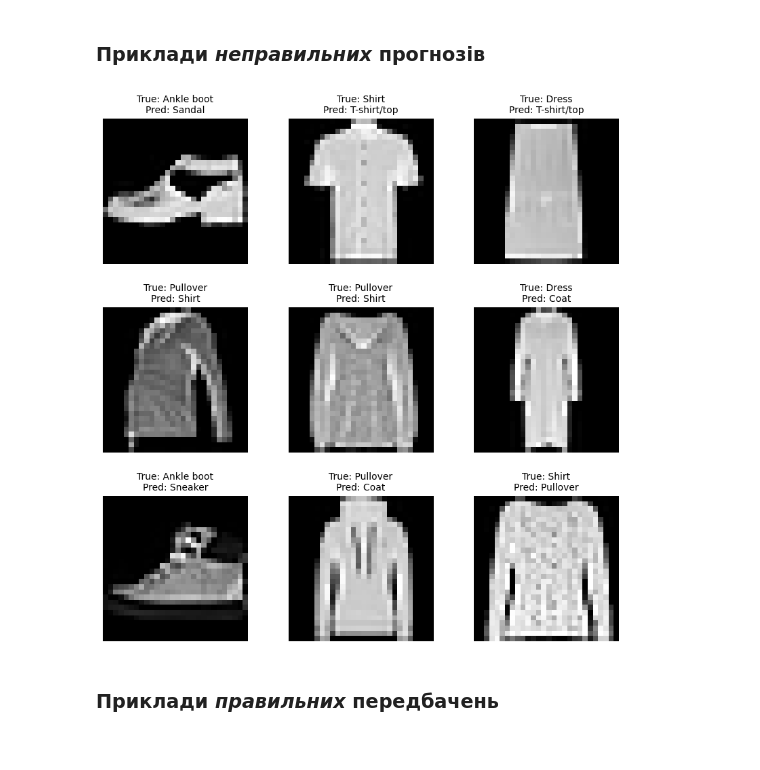
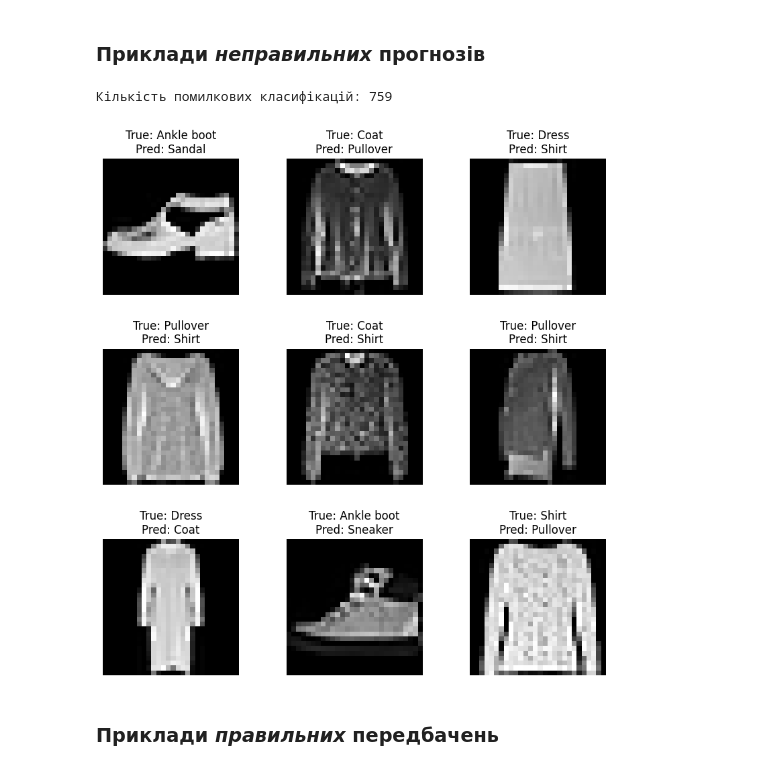
Before and after one commit to YoloNik/goit-ds-hw-12, a Jupyter notebook: HW12.ipynb, the cells around one changed output. Cells and saved outputs as stored; diff of their text form; code cells hidden in the pictures.

```diff
--- a/HW12.ipynb
+++ b/HW12.ipynb
@@ -45,13 +45,19 @@ x_test: (10000, 28, 28, 1)
 # %% [markdown]
 ### Побудова data pipeline
 # %%
-batch_size = 128
+x_val, y_val = x_train[-10000:], y_train[-10000:]
+x_train2, y_train2 = x_train[:-10000], y_train[:-10000]
+train_ds = tf.data.Dataset.from_tensor_slices(
+    (x_train2, y_train2)
+).shuffle(10000).batch(batch_size).prefetch(tf.data.AUTOTUNE)
 
-train_ds = tf.data.Dataset.from_tensor_slices((x_train, y_train))
-train_ds = train_ds.shuffle(20000).batch(batch_size).prefetch(tf.data.AUTOTUNE)
+val_ds = tf.data.Dataset.from_tensor_slices(
+    (x_val, y_val)
+).batch(batch_size).prefetch(tf.data.AUTOTUNE)
 
-test_ds = tf.data.Dataset.from_tensor_slices((x_test, y_test))
-test_ds = test_ds.batch(batch_size).prefetch(tf.data.AUTOTUNE)
+test_ds = tf.data.Dataset.from_tensor_slices(
+    (x_test, y_test)
+).batch(batch_size).prefetch(tf.data.AUTOTUNE)
 # %%
 for xb, yb in train_ds.take(1):
     print("Batch x shape:", xb.shape)
@@ -152,7 +158,7 @@ callbacks = [
 # %%
 history = model.fit(
     train_ds,
-    validation_data=test_ds,
+    validation_data=val_ds,
     epochs=50,
     callbacks=callbacks,
     verbose=2
@@ -238,23 +244,37 @@ Last epoch val loss: 0.19417588412761688
 training ok.
 # %% [markdown]
 ### Приклади *неправильних* прогнозів
+# %%
+class_names = [
+    "T-shirt/top", "Trouser", "Pullover", "Dress", "Coat",
+    "Sandal", "Shirt", "Sneaker", "Bag", "Ankle boot"
+]
+
+y_pred_prob = model.predict(x_test, verbose=0)
+y_pred = np.argmax(y_pred_prob, axis=1)
+
+wrong_idx = np.where(y_pred != y_test)[0]
+correct_idx = np.where(y_pred == y_test)[0]
 # %%
+print(f"Кількість помилкових класифікацій: {len(wrong_idx)}")
+
+n_show = min(9, len(wrong_idx))
+
 plt.figure(figsize=(10, 10))
 
-for i, idx in enumerate(wrong_idx):
+for i, idx in enumerate(wrong_idx[:n_show]):
     plt.subplot(3, 3, i + 1)
     plt.imshow(x_test[idx].squeeze(), cmap="gray")
     plt.title(
-        f"True: {class_names[y_test[idx]]}\nPred: {class_names[y_pred[idx]]}",
-        fontsize=10
+        f"True: {class_names[y_test[idx]]}\nPred: {class_names[y_pred[idx]]}"
     )
     plt.axis("off")
 
-plt.subplots_adjust(hspace=0.3)
-
+plt.subplots_adjust(hspace=0.4)
 plt.show()
 # %% [output]
+Кількість помилкових класифікацій: 759
-[figure, old version]
+[figure, new version]
 # %% [markdown]
 ### Приклади *правильних* передбачень
 # %%
```
Also changed, not shown: parts of 6 cells of this notebook.
